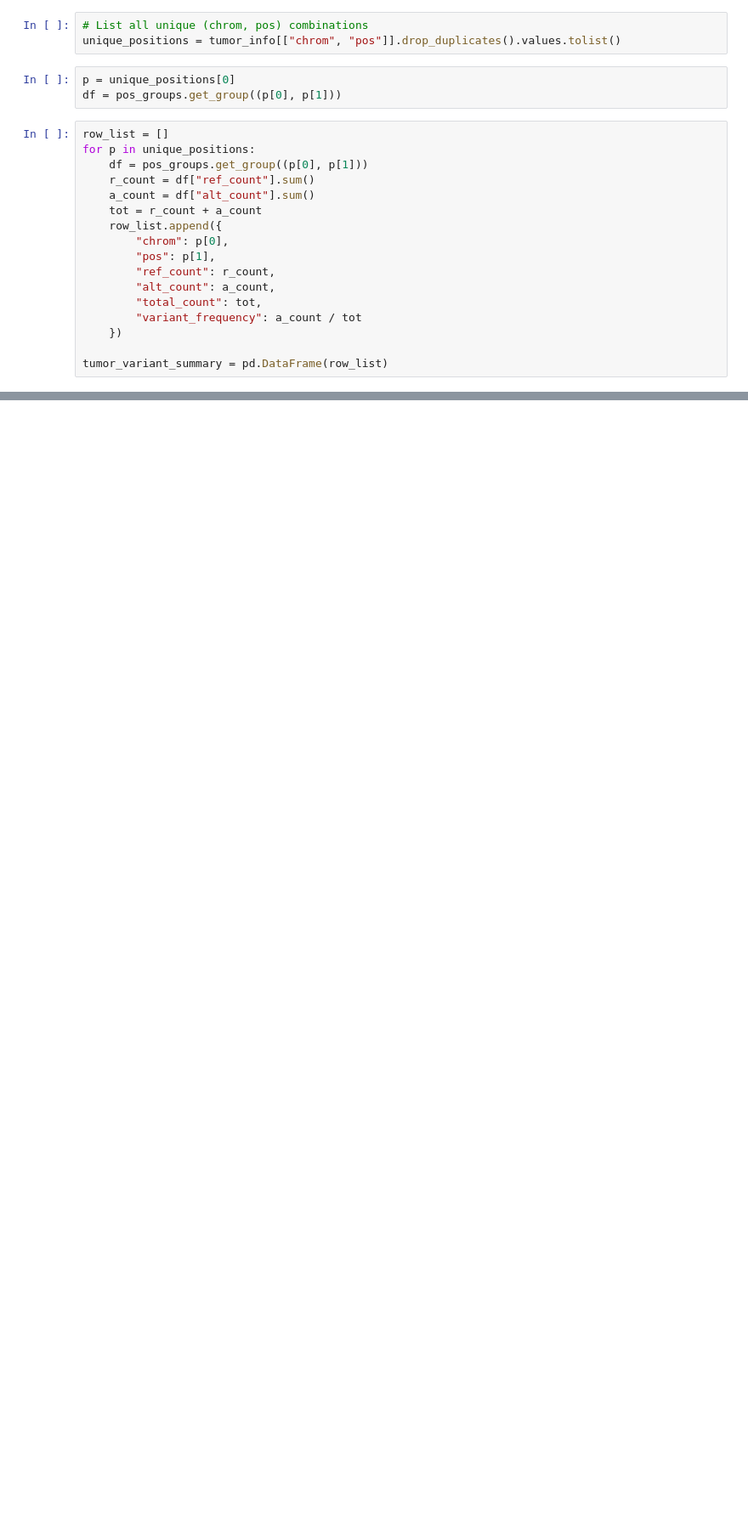
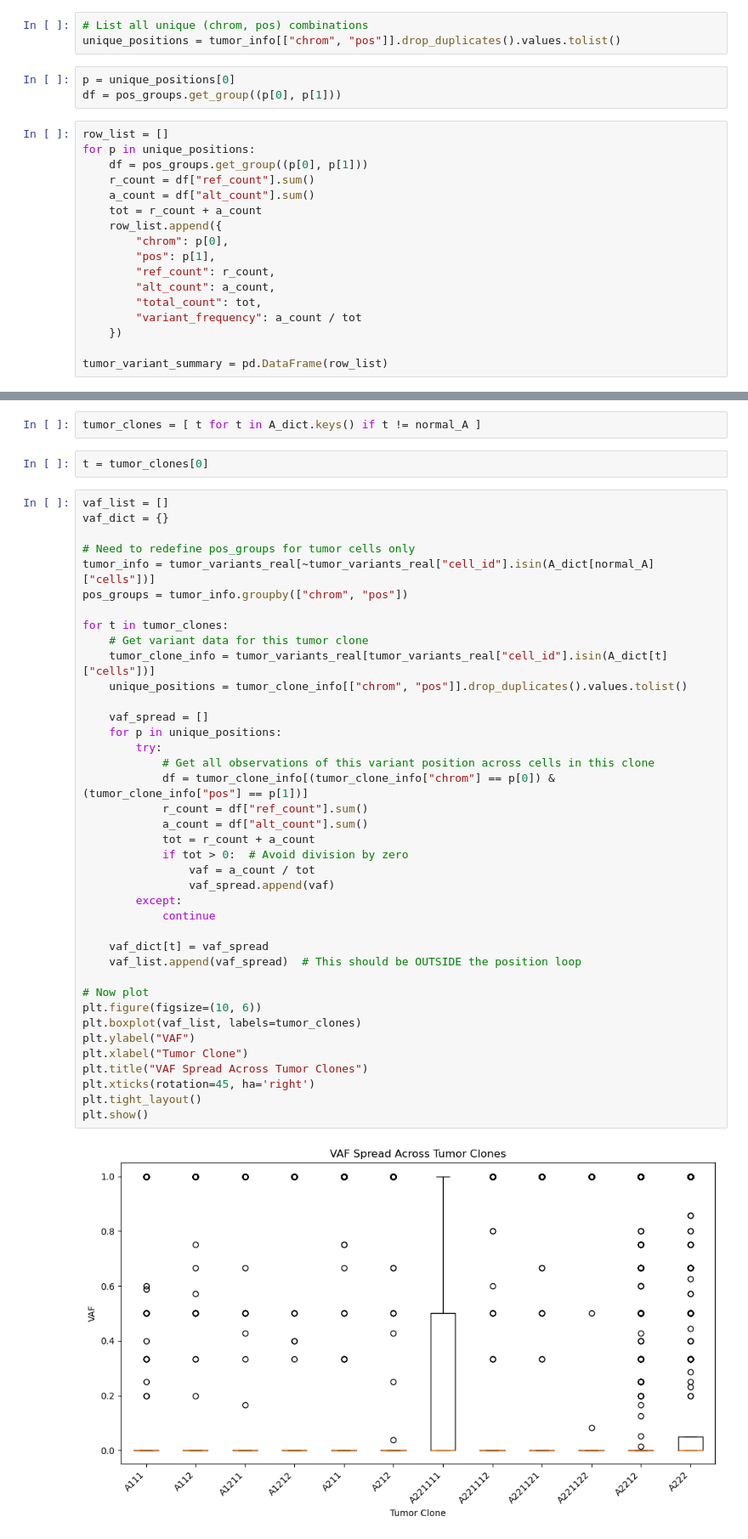
Before and after one commit to nissimranade/Multinomial_EM, a Jupyter notebook: notebooks/tumor_specific_variant_analysis.ipynb, the cells around one changed output, grey strips where cells are left out. Shown at 85% size. Cells and saved outputs as stored; diff of their text form; blank space fills up the shorter version.

```diff
--- a/notebooks/tumor_specific_variant_analysis.ipynb
+++ b/notebooks/tumor_specific_variant_analysis.ipynb
@@ -269,0 +330,45 @@ tumor_variant_summary[(tumor_variant_summary["variant_frequency"]!=0) & (tumor_v
+# %%
+tumor_clones = [ t for t in A_dict.keys() if t != normal_A ]
+# %%
+t = tumor_clones[0]
+# %%
+vaf_list = []
+vaf_dict = {}
+
+# Need to redefine pos_groups for tumor cells only
+tumor_info = tumor_variants_real[~tumor_variants_real["cell_id"].isin(A_dict[normal_A]["cells"])]
+pos_groups = tumor_info.groupby(["chrom", "pos"])
+
+for t in tumor_clones:
+    # Get variant data for this tumor clone
+    tumor_clone_info = tumor_variants_real[tumor_variants_real["cell_id"].isin(A_dict[t]["cells"])]
+    unique_positions = tumor_clone_info[["chrom", "pos"]].drop_duplicates().values.tolist()
+
+    vaf_spread = []
+    for p in unique_positions:
+        try:
+            # Get all observations of this variant position across cells in this clone
+            df = tumor_clone_info[(tumor_clone_info["chrom"] == p[0]) & (tumor_clone_info["pos"] == p[1])]
+            r_count = df["ref_count"].sum()
+            a_count = df["alt_count"].sum()
+            tot = r_count + a_count
+            if tot > 0:  # Avoid division by zero
+                vaf = a_count / tot
+                vaf_spread.append(vaf)
+        except:
+            continue
+
+    vaf_dict[t] = vaf_spread
+    vaf_list.append(vaf_spread)  # This should be OUTSIDE the position loop
+
+# Now plot
+plt.figure(figsize=(10, 6))
+plt.boxplot(vaf_list, labels=tumor_clones)
+plt.ylabel("VAF")
+plt.xlabel("Tumor Clone")
+plt.title("VAF Spread Across Tumor Clones")
+plt.xticks(rotation=45, ha='right')
+plt.tight_layout()
+plt.show()
+# %% [output]
+[figure, added]
```
Also changed, not shown: parts of 18 cells of this notebook, 8 other files.
